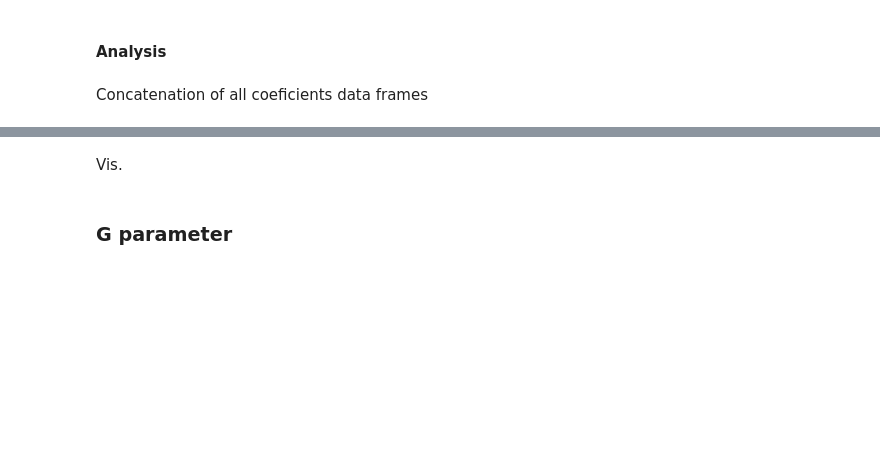
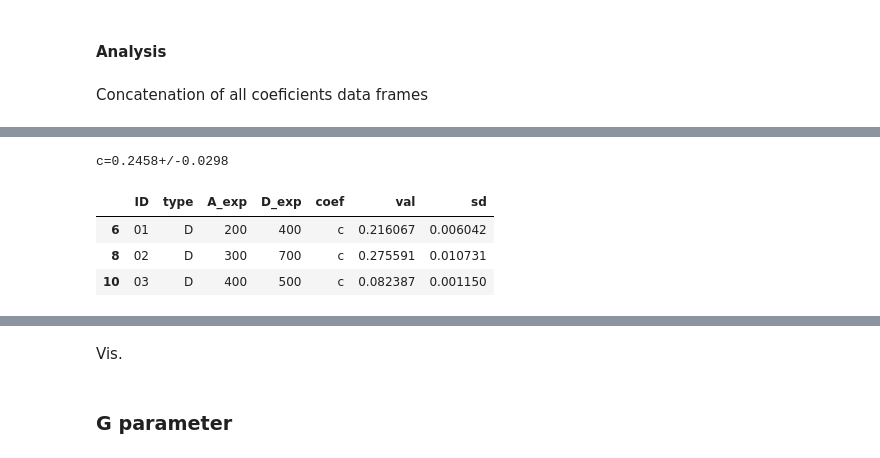
Before and after one commit to wisstock/FRETrans, a Jupyter notebook: coef_calc.ipynb, the cells around one changed output, grey strips where cells are left out. Cells and saved outputs as stored; diff of their text form; code cells hidden in the pictures; blank space fills up the shorter version.

```diff
--- a/coef_calc.ipynb
+++ b/coef_calc.ipynb
@@ -324,0 +368,8 @@ for reg in acceptor_reg_list + donor_reg_list:
+# %%
+cross_val_df.loc[cross_val_df.coef == 'c']
+# %% [output]
+c=0.2458+/-0.0298
+|  | ID | type | A_exp | D_exp | coef | val | sd |
+| 6 | 01 | D | 200 | 400 | c | 0.216067 | 0.006042 |
+| 8 | 02 | D | 300 | 700 | c | 0.275591 | 0.010731 |
+| 10 | 03 | D | 400 | 500 | c | 0.082387 | 0.001150 |
```
Also changed, not shown: parts of 14 cells of this notebook.
